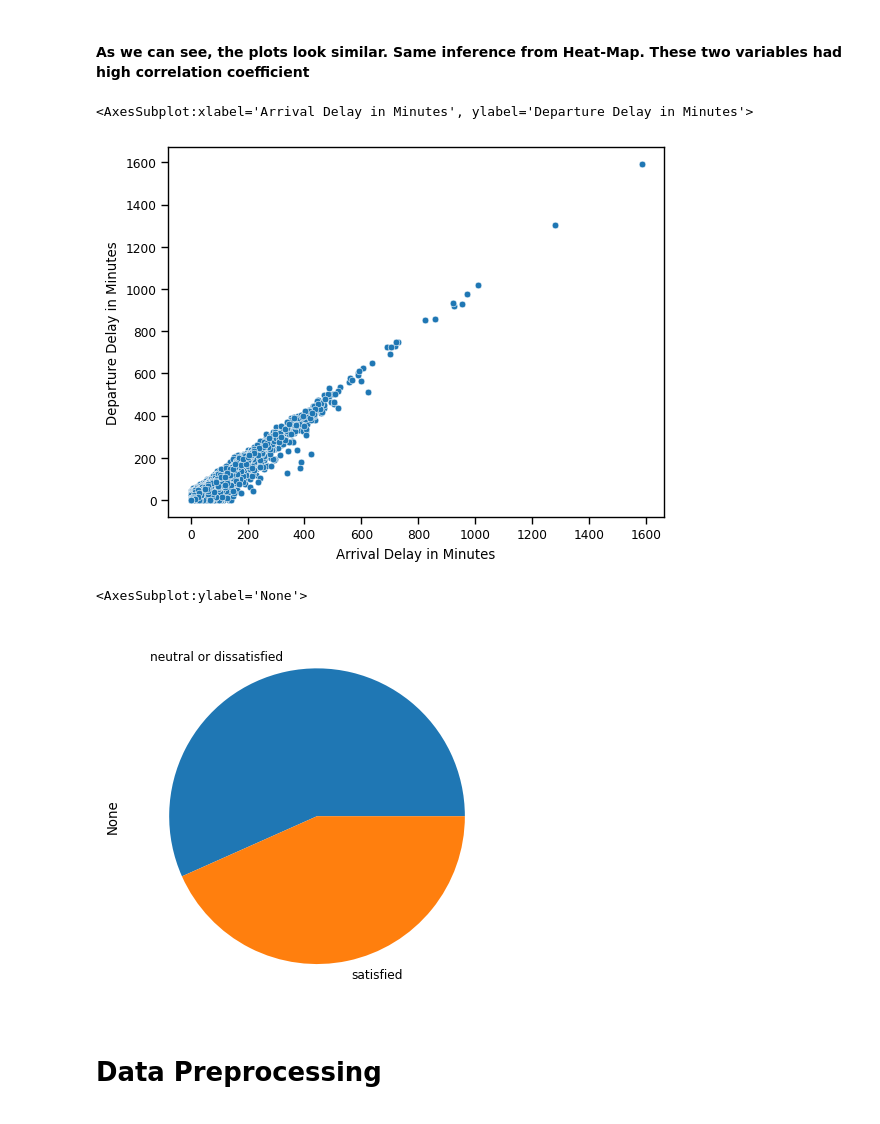
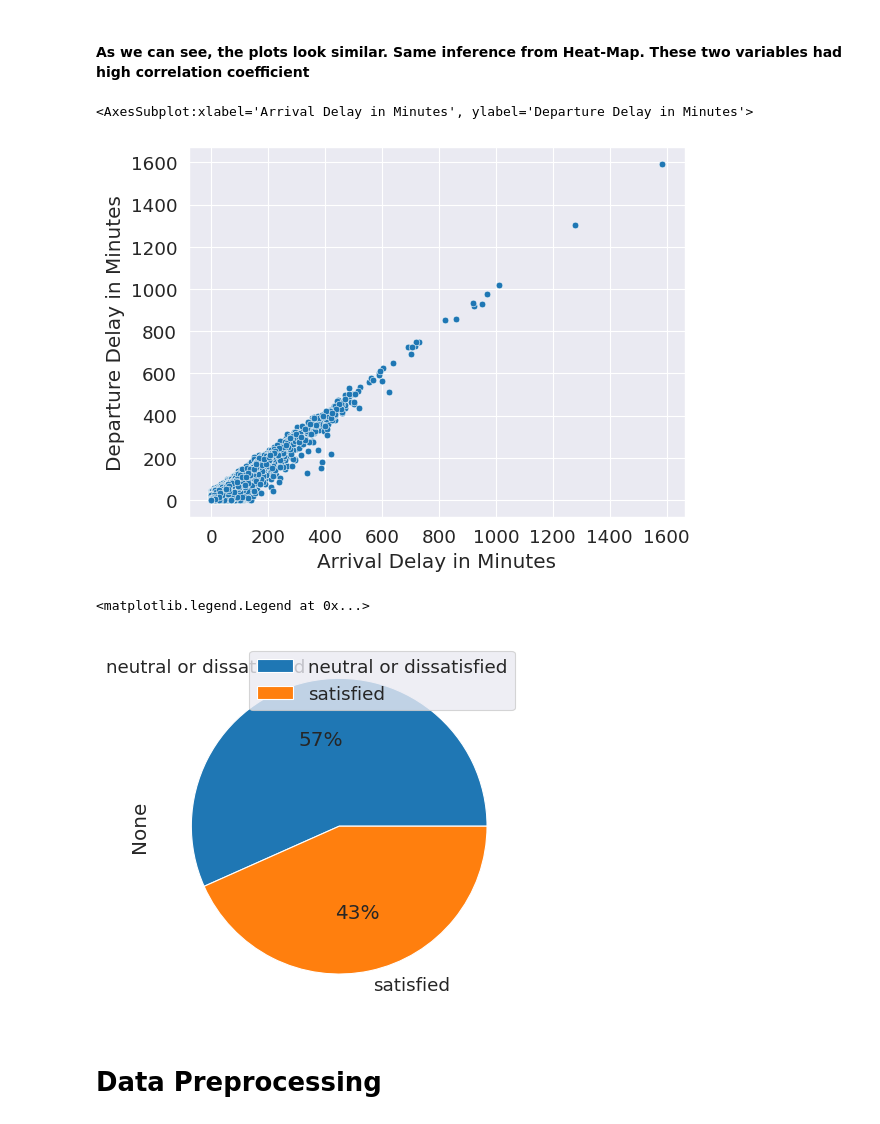
Before and after one commit to bmeghadharsan/19CSE305, a Jupyter notebook: CourseProject/airLinePassenger.ipynb, the cells around one changed output. Saved outputs shown, nothing was run; the diff lists cells and outputs as text; code cells hidden in the pictures.

```diff
--- a/CourseProject/airLinePassenger.ipynb
+++ b/CourseProject/airLinePassenger.ipynb
@@ -163,7 +163,7 @@ df.corr()
 # %% [markdown]
 <h1>Visualisation</h1>
 # %%
-# plt.figure(figsize=(30,30))
-# sns.set_context("paper", font_scale=3,rc={"font.size":15})
-# sns.heatmap(df.corr(),annot=True)
-# plt.show()
+plt.figure(figsize=(30,30))
+sns.set_context("paper", font_scale=3,rc={"font.size":15})
+sns.heatmap(df.corr(),annot=True)
+plt.show()
@@ -180,13 +182,13 @@ sns.distplot(df['Arrival Delay in Minutes'],bins=30)
 # %% [markdown]
 <h3>Count plots for all the Categorical Features</h3>
 # %%
-# sns.set_context('paper',font_scale=1.5)
-# plt.figure(figsize=(15,15))
-# plt.subplot(2,2,1)
-# sns.countplot(df['Gender'])
-# plt.subplot(2,2,2)
-# sns.countplot(df['Customer Type'])
-# plt.subplot(2,2,3)
-# sns.countplot(df['Type of Travel'])
-# plt.subplot(2,2,4)
-# sns.countplot(df['Class'])
+sns.set_context('paper',font_scale=1.5)
+plt.figure(figsize=(15,15))
+plt.subplot(2,2,1)
+sns.countplot(df['Gender'])
+plt.subplot(2,2,2)
+sns.countplot(df['Customer Type'])
+plt.subplot(2,2,3)
+sns.countplot(df['Type of Travel'])
+plt.subplot(2,2,4)
+sns.countplot(df['Class'])
@@ -224,12 +232,13 @@ sns.distplot(df['Arrival Delay in Minutes'])
 sns.scatterplot(df['Arrival Delay in Minutes'],df['Departure Delay in Minutes'])
 # %% [output]
 <AxesSubplot:xlabel='Arrival Delay in Minutes', ylabel='Departure Delay in Minutes'>
-[figure, old version]
+[figure, new version]
 # %%
-df.groupby('satisfaction').size().plot(kind='pie',y="")
+df.groupby('satisfaction').size().plot(kind='pie',y="",autopct='%1.0f%%')
+plt.legend()
 # %% [output]
-<AxesSubplot:ylabel='None'>
+<matplotlib.legend.Legend at 0x...>
-[figure, old version]
+[figure, new version]
 # %% [markdown]
 <h1>Data Preprocessing</h1>
 # %%
```
Also changed, not shown: parts of 35 cells of this notebook.
